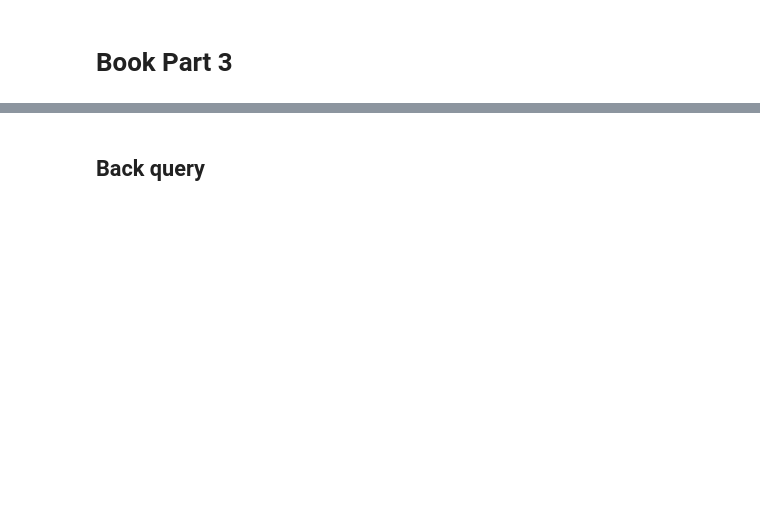
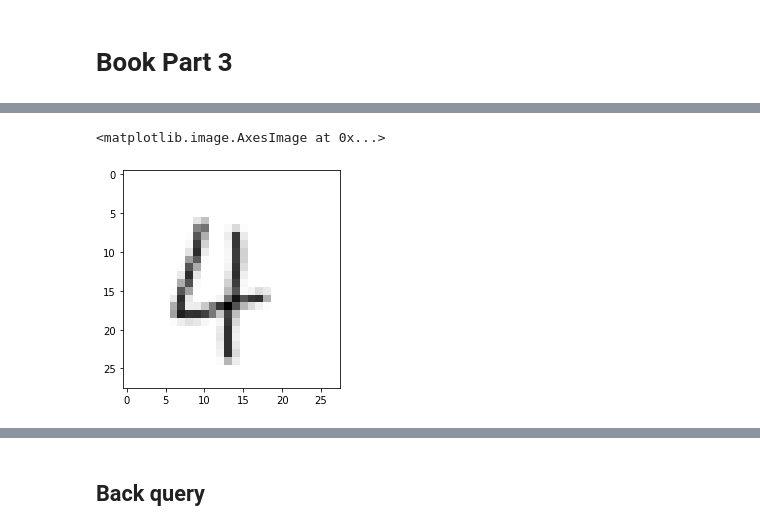
Before and after one commit to shh-long/NN, a Jupyter notebook: PS0.ipynb, the cells around one changed output, grey strips where cells are left out. Drawn from its saved outputs; the diff is of its cells as text; code cells hidden in the pictures; blank space fills up the shorter version.

```diff
--- a/PS0.ipynb
+++ b/PS0.ipynb
@@ -619,6 +781,8 @@ class neuralNetwork:
 
         # activation function is sigmoid function
         self.activation_function = lambda x: scipy.special.expit(x)
+        # inverse activation function
+        self.inverse_activation_function = lambda x: scipy.special.logit(x)
 
         pass
 
@@ -673,16 +837,16 @@ class neuralNetwork:
     # eg hidden_output is the signal to the right of the middle nodes
     def backquery(self, targets_list):
         # transpose the targets list to a vertical array
-        final_outputs = numpy.array(targets_list, ndmin=2).T
+        final_outputs = np.array(targets_list, ndmin=2).T
 
         # calculate the signal into the final output layer
         final_inputs = self.inverse_activation_function(final_outputs)
 
         # calculate the signal out of the hidden layer
-        hidden_outputs = numpy.dot(self.who.T, final_inputs)
+        hidden_outputs = np.dot(self.who.T, final_inputs)
         # scale them back to 0.01 to .99
-        hidden_outputs -= numpy.min(hidden_outputs)
-        hidden_outputs /= numpy.max(hidden_outputs)
+        hidden_outputs -= np.min(hidden_outputs)
+        hidden_outputs /= np.max(hidden_outputs)
         hidden_outputs *= 0.98
         hidden_outputs += 0.01
 
@@ -690,10 +854,10 @@ class neuralNetwork:
         hidden_inputs = self.inverse_activation_function(hidden_outputs)
 
         # calculate the signal out of the input layer
-        inputs = numpy.dot(self.wih.T, hidden_inputs)
+        inputs = np.dot(self.wih.T, hidden_inputs)
         # scale them back to 0.01 to .99
-        inputs -= numpy.min(inputs)
-        inputs /= numpy.max(inputs)
+        inputs -= np.min(inputs)
+        inputs /= np.max(inputs)
         inputs *= 0.98
         inputs += 0.01
 
@@ -939,0 +1064,21 @@ my_data = []
+# %%
+import glob
+# create own data set
+
+my_data = []
+
+# read images
+for image_file_name in glob.glob('my_data/num_?.png'):
+    print ('loading ...', image_file_name)
+    # use the filename to set the correct label
+    label = int(image_file_name[-5:-4])
+    # load image from png file into an array
+    img_array = imageio.imread(image_file_name, as_gray=True)
+    # reshape from 28*28 to list of 784 values
+    img_data = 255.0 - img_array.reshape(784)
+    # scale data to 0.01 - 1.0
+    img_data = (img_data / 255.0 * 0.99) + 0.11
+    # append label and data to test data set
+    record = np.append(label, img_data)
+    print(record)
+    my_data.append(record)
@@ -939,0 +1103,6 @@ my_data = []
+# %%
+# show my data
+matplotlib.pyplot.imshow(my_data[3][1:].reshape(28,28), cmap='Greys', interpolation='None')
+# %% [output]
+<matplotlib.image.AxesImage at 0x...>
+[figure, added]
```
Also changed, not shown: parts of 32 cells of this notebook.
